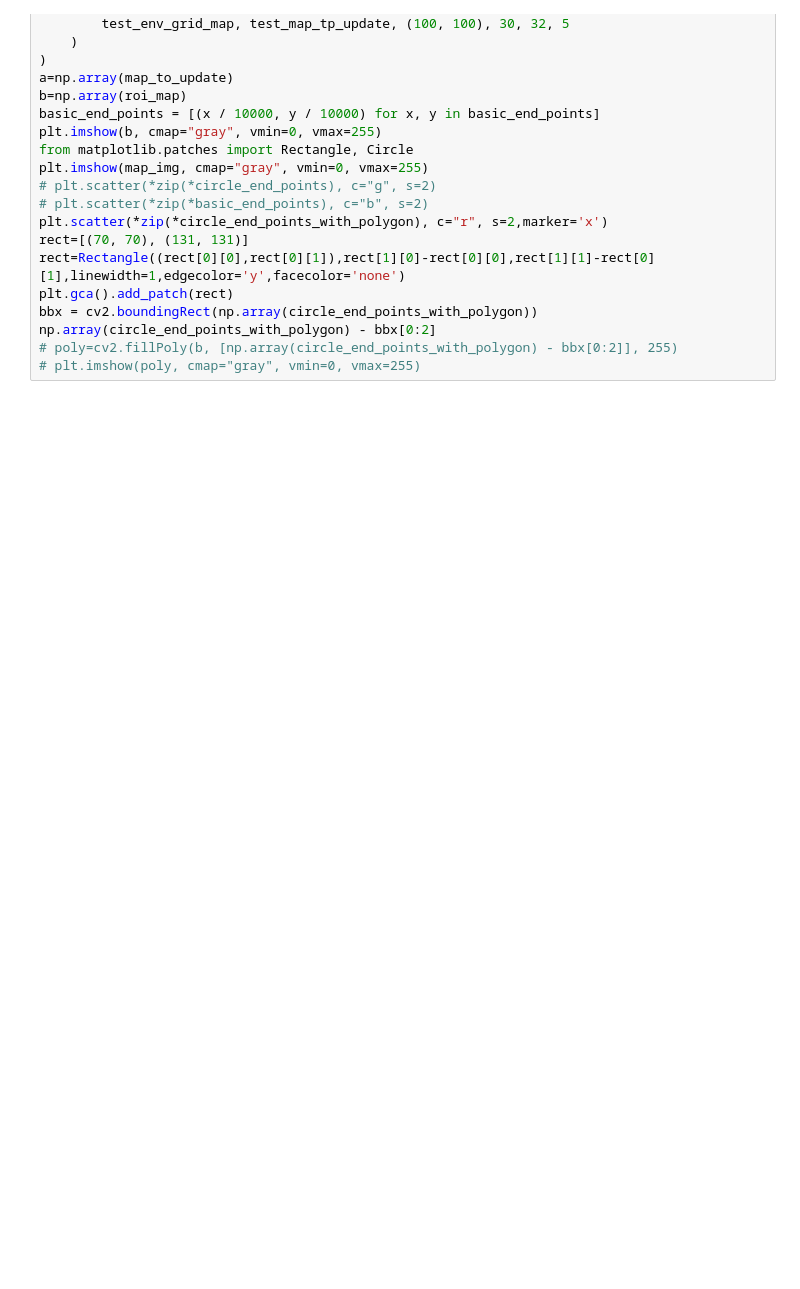
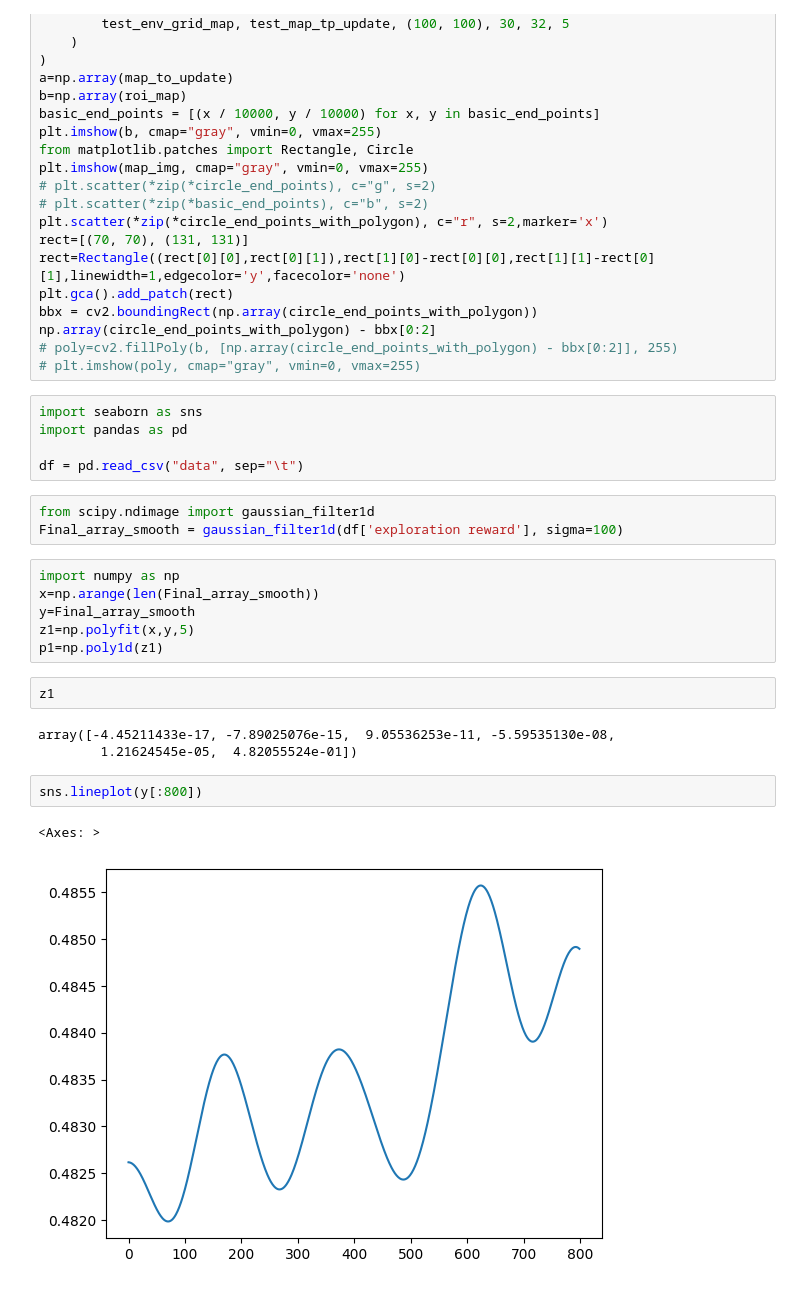
Before and after one commit to FireWolves/mcerl, a Jupyter notebook: test.ipynb, the cells around one changed output. Cells and saved outputs as stored; diff of their text form; blank space fills up the shorter version.

```diff
--- a/test.ipynb
+++ b/test.ipynb
@@ -875,3 +875,27 @@ bbx = cv2.boundingRect(np.array(circle_end_points_with_polygon))
 np.array(circle_end_points_with_polygon) - bbx[0:2]
 # poly=cv2.fillPoly(b, [np.array(circle_end_points_with_polygon) - bbx[0:2]], 255)
 # plt.imshow(poly, cmap="gray", vmin=0, vmax=255)
+# %%
+import seaborn as sns
+import pandas as pd
+
+df = pd.read_csv("data", sep="\t")
+# %%
+from scipy.ndimage import gaussian_filter1d
+Final_array_smooth = gaussian_filter1d(df['exploration reward'], sigma=100)
+# %%
+import numpy as np
+x=np.arange(len(Final_array_smooth))
+y=Final_array_smooth
+z1=np.polyfit(x,y,5)
+p1=np.poly1d(z1)
+# %%
+z1
+# %% [output]
+array([-4.45211433e-17, -7.89025076e-15,  9.05536253e-11, -5.59535130e-08,
+        1.21624545e-05,  4.82055524e-01])
+# %%
+sns.lineplot(y[:800])
+# %% [output]
+<Axes: >
+[figure, added]
```
Also changed, not shown: parts of 4 cells of this notebook.
